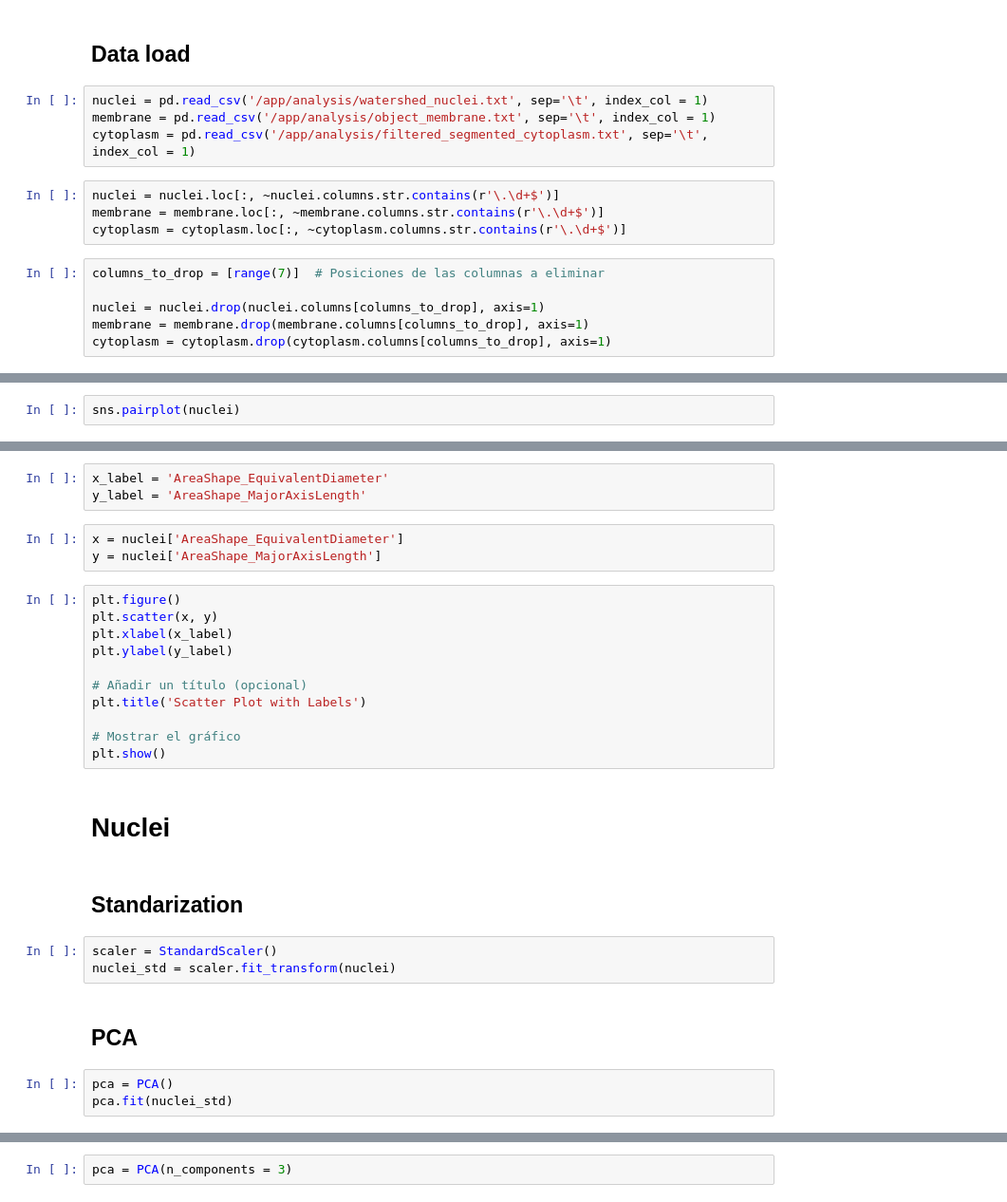
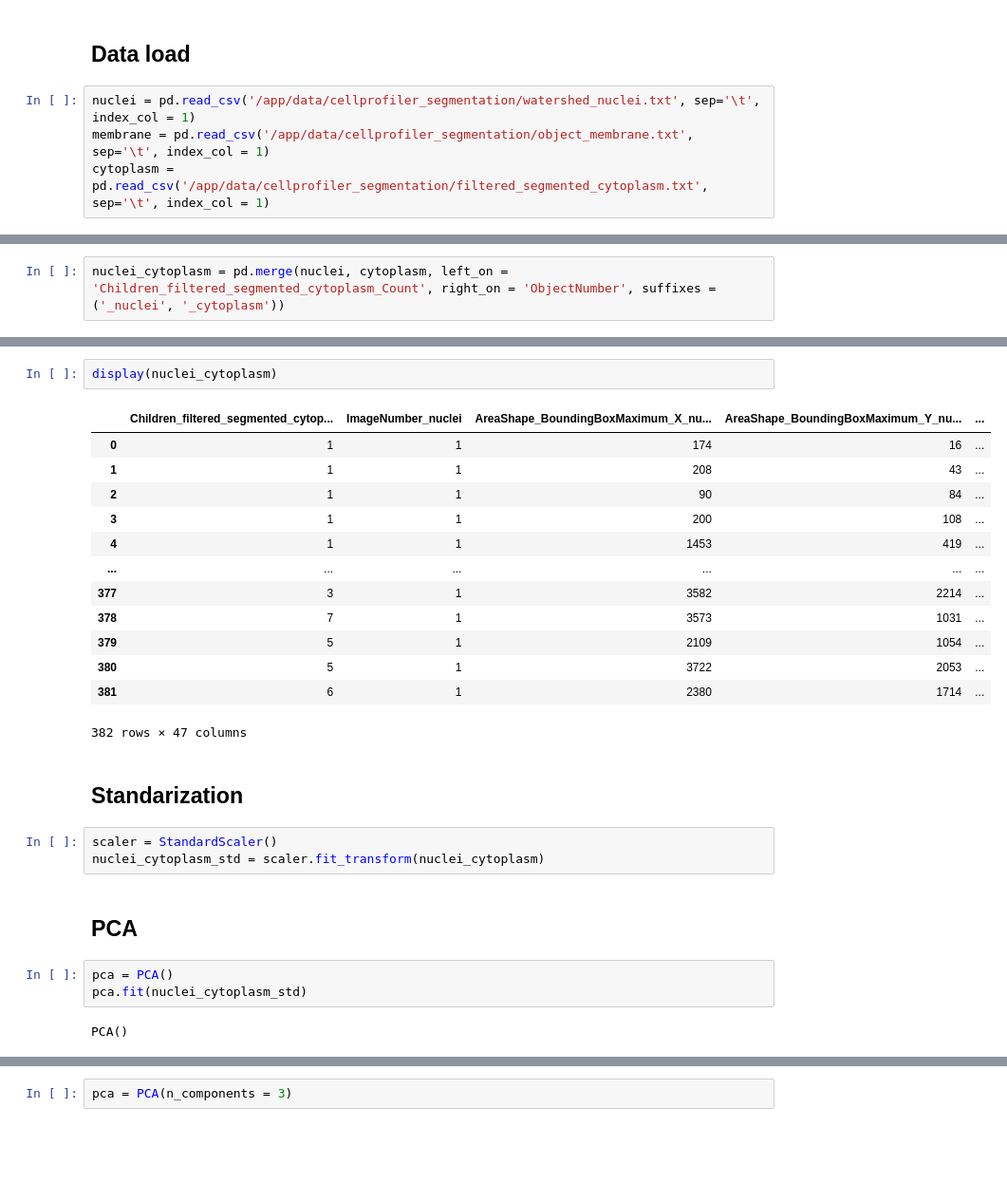
Before and after one commit to imAIgeneLAB/virtual_multiplexing, a Jupyter notebook: analysis/analysis.ipynb, the cells around one changed output, grey strips where cells are left out. Shown at 95% size. Saved outputs shown, nothing was run; the diff lists cells and outputs as text; blank space fills up the shorter version.

Commit message:
analysis and more correction vm

```diff
--- a/analysis/analysis.ipynb
+++ b/analysis/analysis.ipynb
@@ -21,19 +22,9 @@ from sklearn.metrics import silhouette_samples, silhouette_score
 # %% [markdown]
 ## Data load
 # %%
-nuclei = pd.read_csv('/app/analysis/watershed_nuclei.txt', sep='\t', index_col = 1)
-membrane = pd.read_csv('/app/analysis/object_membrane.txt', sep='\t', index_col = 1)
-cytoplasm = pd.read_csv('/app/analysis/filtered_segmented_cytoplasm.txt', sep='\t', index_col = 1)
+nuclei = pd.read_csv('/app/data/cellprofiler_segmentation/watershed_nuclei.txt', sep='\t', index_col = 1)
+membrane = pd.read_csv('/app/data/cellprofiler_segmentation/object_membrane.txt', sep='\t', index_col = 1)
+cytoplasm = pd.read_csv('/app/data/cellprofiler_segmentation/filtered_segmented_cytoplasm.txt', sep='\t', index_col = 1)
-# %%
-nuclei = nuclei.loc[:, ~nuclei.columns.str.contains(r'\.\d+$')]
-membrane = membrane.loc[:, ~membrane.columns.str.contains(r'\.\d+$')]
-cytoplasm = cytoplasm.loc[:, ~cytoplasm.columns.str.contains(r'\.\d+$')]
-# %%
-columns_to_drop = [range(7)]  # Posiciones de las columnas a eliminar
-
-nuclei = nuclei.drop(nuclei.columns[columns_to_drop], axis=1)
-membrane = membrane.drop(membrane.columns[columns_to_drop], axis=1)
-cytoplasm = cytoplasm.drop(cytoplasm.columns[columns_to_drop], axis=1)
 # %%
 col = nuclei.pop('Children_filtered_segmented_cytoplasm_Count')
 nuclei.insert(0, 'Children_filtered_segmented_cytoplasm_Count', col)
@@ -47,2 +66,2 @@ display(cytoplasm)
 # %%
-sns.pairplot(nuclei)
+nuclei_cytoplasm = pd.merge(nuclei, cytoplasm, left_on = 'Children_filtered_segmented_cytoplasm_Count', right_on = 'ObjectNumber', suffixes = ('_nuclei', '_cytoplasm'))
@@ -58,31 +68,30 @@ plt.close()
-# %%
-x_label = 'AreaShape_EquivalentDiameter'
-y_label = 'AreaShape_MajorAxisLength'
-# %%
-x = nuclei['AreaShape_EquivalentDiameter']
-y = nuclei['AreaShape_MajorAxisLength']
-# %%
-plt.figure()
-plt.scatter(x, y)
-plt.xlabel(x_label)
-plt.ylabel(y_label)
-
-# Añadir un título (opcional)
-plt.title('Scatter Plot with Labels')
-
-# Mostrar el gráfico
-plt.show()
-# %% [markdown]
-# Nuclei
+# %%
+display(nuclei_cytoplasm)
+# %% [output]
+|  | Children_filtered_segmented_cytop... | ImageNumber_nuclei | AreaShape_BoundingBoxMaximum_X_nu... | AreaShape_BoundingBoxMaximum_Y_nu... | ... |
+| 0 | 1 | 1 | 174 | 16 | ... |
+| 1 | 1 | 1 | 208 | 43 | ... |
+| 2 | 1 | 1 | 90 | 84 | ... |
+| 3 | 1 | 1 | 200 | 108 | ... |
+| 4 | 1 | 1 | 1453 | 419 | ... |
+| ... | ... | ... | ... | ... | ... |
+| 377 | 3 | 1 | 3582 | 2214 | ... |
+| 378 | 7 | 1 | 3573 | 1031 | ... |
+| 379 | 5 | 1 | 2109 | 1054 | ... |
+| 380 | 5 | 1 | 3722 | 2053 | ... |
+| 381 | 6 | 1 | 2380 | 1714 | ... |
+382 rows × 47 columns
 # %% [markdown]
 ## Standarization
 # %%
 scaler = StandardScaler()
-nuclei_std = scaler.fit_transform(nuclei)
+nuclei_cytoplasm_std = scaler.fit_transform(nuclei_cytoplasm)
 # %% [markdown]
 ## PCA
 # %%
 pca = PCA()
-pca.fit(nuclei_std)
+pca.fit(nuclei_cytoplasm_std)
+# %% [output]
+PCA()
 # %%
 pca.explained_variance_ratio_
```
Also changed, not shown: parts of 22 cells of this notebook, 10 other files.
